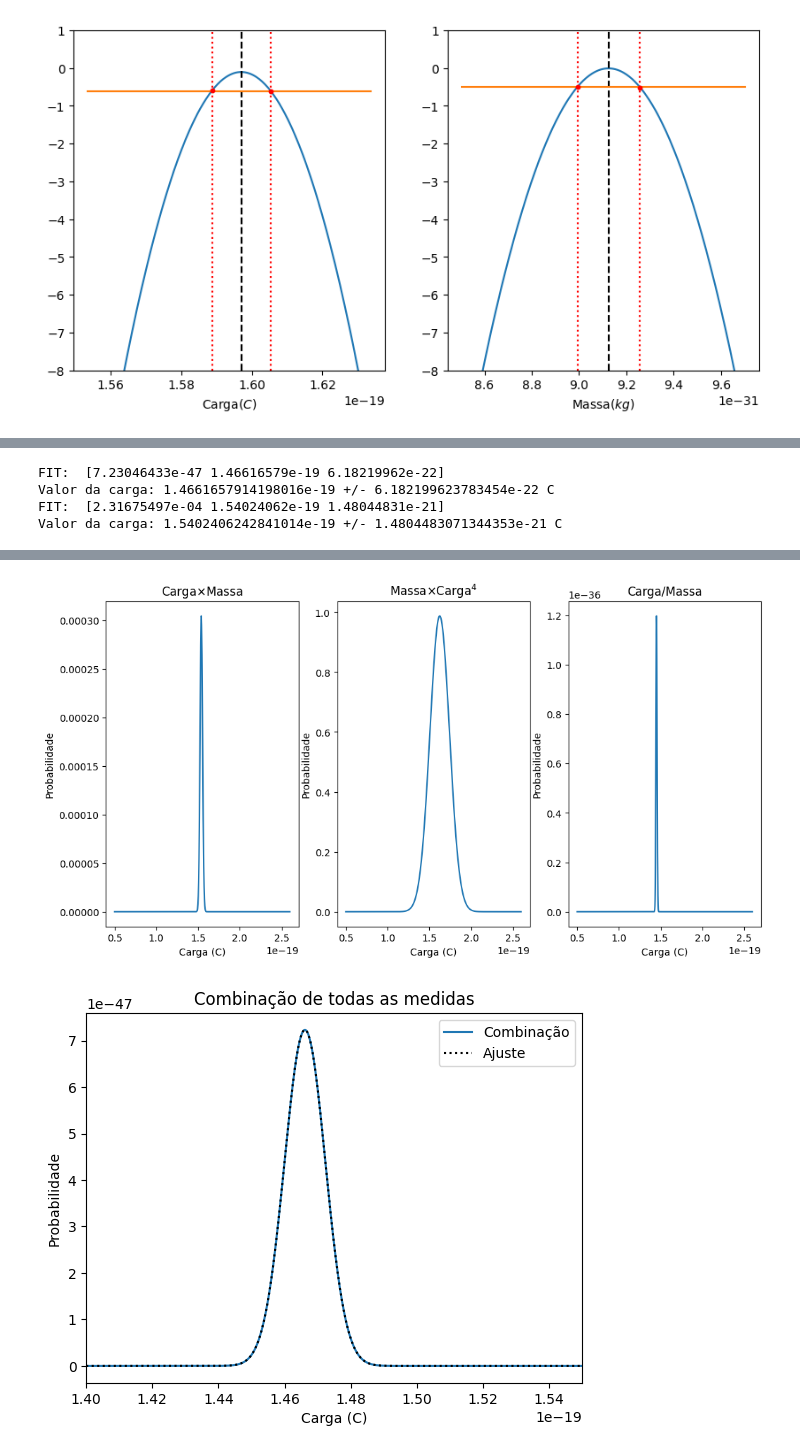
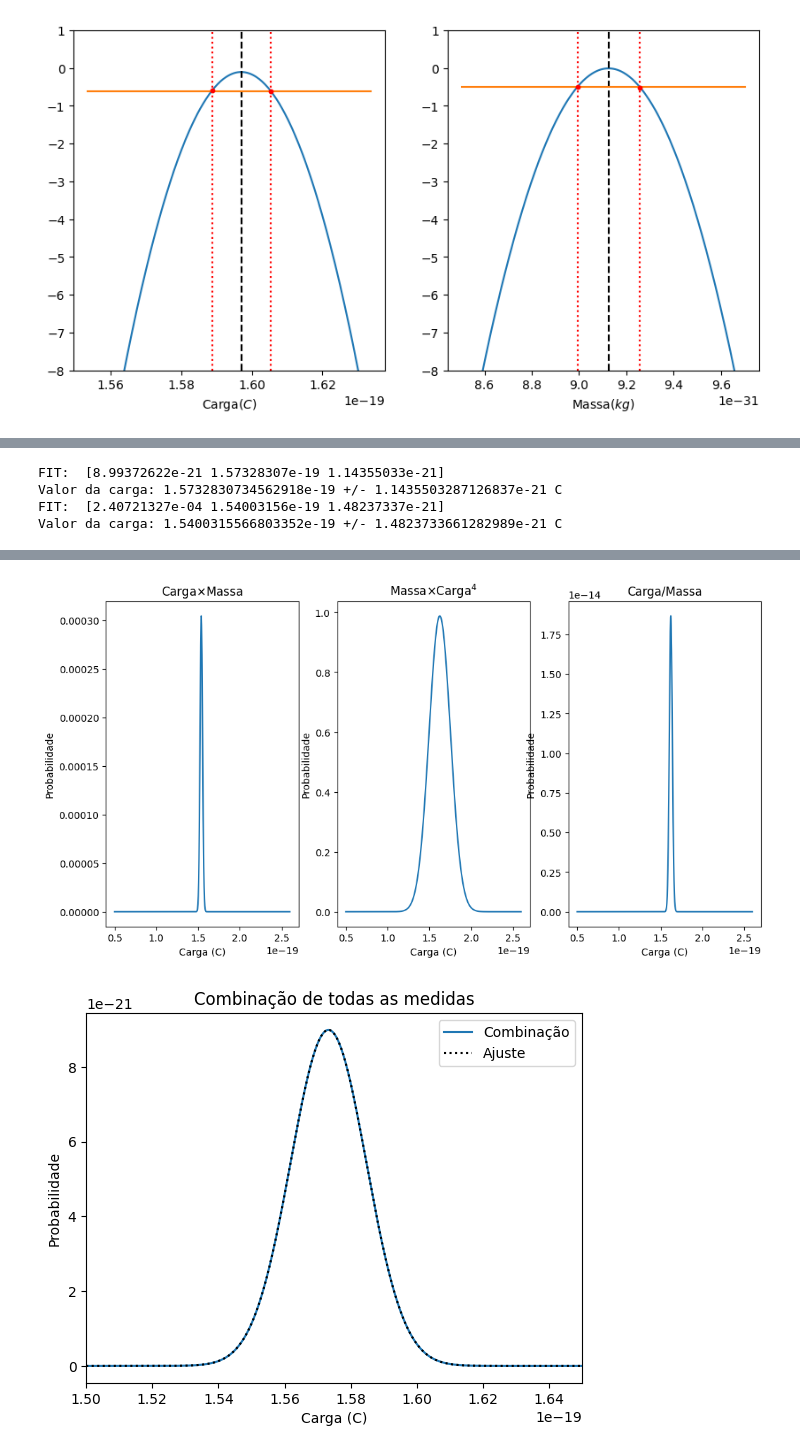
Before and after one commit to encarnacao/combinacao-lab1, a Jupyter notebook: Combination.ipynb, the cells around one changed output, grey strips where cells are left out. Drawn from its saved outputs; the diff is of its cells as text; code cells hidden in the pictures.

```diff
--- a/Combination.ipynb
+++ b/Combination.ipynb
@@ -296,8 +296,8 @@ Carga:  1.5970283016485835e-19 +/- 8.316110726120114e-22
 Massa:  9.125900076516516e-31 +/- 1.321321321321324e-32
 [figure]
 # %%
-e_over_m = np.array([0.1649,0.203,0.1563,0.193])
-e_over_m_err = np.array([0.0028,0.005,0.0008,0.004])
+e_over_m = np.array([0.1649,0.203,0.1688,0.193])
+e_over_m_err = np.array([0.0028,0.005,0.0061,0.004])
 
 def combination(x):
     y = 1
@@ -313,7 +313,7 @@ for i in range(len(e_over_m)):
 ax[0].legend()
 ax[0].set_xlabel(r'$\frac{e}{m} (10^{12}C/kg$')
 
-x_comb = np.linspace(0.15,0.17,500)
+x_comb = np.linspace(0.165,0.190,500)
 guesses = [np.max(combination(x_comb)),x_comb[np.argmax(combination(x_comb))], e_over_m_err[0]]
 print(guesses)
 amax_eom, mean_eom, sigma_eom = fit(x_comb, combination, guesses)
@@ -337,7 +337,7 @@ ax.axvline(x_comb[idx_eom[0]],color='r',linestyle=':')
 ax.axvline(x_comb[idx_eom[1]],color='r',linestyle=':')
 ax.set_xlabel(r'$\frac{e}{m} (10^{12}C/kg)$')
 ax.set_ylabel("Log(P)")
-ax.set_ylim(-100,-80)
+ax.set_ylim(-34,-30)
 
 print(f"e/m: {mean_eom*1e12:.4e} +/- {(mean_eom-x_comb[idx_eom[0]])*1e12:.2e}")
 print(f'Referência = {electron_charge/electron_mass:.2e}')
@@ -357,8 +357,8 @@ e/m: 1.8033e+11 +/- 3.52e+09
 # %%
 em = np.array([13.18,13.69,14.60,13.1,11.6])*1e-50*1/electron_mass
 em_err = np.array([0.92,0.19,0.21,0.7,1.4])*1e-50*1/electron_mass
-me4 = np.array([60.362,70.604,62.6139])*1e-107*1/electron_mass
-me4_err = np.array([0.098,0.084,0.0033])*1e-107*1/electron_mass
+me4 = np.array([60.362,70.604,62.551])*1e-107*1/electron_mass
+me4_err = np.array([0.098,0.084,0.0055])*1e-107*1/electron_mass
 me4 = me4**(1/4)
 me4_err = me4_err**(1/4)
 eom_times_m = e_over_m*1e12*electron_mass
@@ -413,13 +413,13 @@ for i in range(len(eletron_carga)):
 concatecao = np.concatenate(eletron_carga)
 concatecao_err = np.concatenate(eletron_err)
 fig, ax = plt.subplots()
-x_comb = np.linspace(1.4*1e-19,1.6*1e-19,1000)
+x_comb = np.linspace(1.5*1e-19,1.65*1e-19,1000)
 P_comb = lambda x: combination(x,concatecao,concatecao_err)
 ax.plot(x_comb, P_comb(x_comb), label = "Combinação")
 ax.set_xlabel("Carga (C)")
 ax.set_ylabel("Probabilidade")
 ax.set_title("Combinação de todas as medidas")
-ax.set_xlim(1.4e-19,1.55e-19)
+ax.set_xlim(1.5e-19,1.65e-19)
 
 guesses = [np.max(P_comb(x_comb)),x_comb[np.argmax(P_comb(x_comb))],1e-22]
 amax, mean, sigma = fit(x_comb, P_comb, guesses)
@@ -447,7 +447,7 @@ ax.plot(x_comb,amax*gaussian(x_comb,mean,sigma), "k:", label = "Ajuste")
 ax.legend()
 print(f"Valor da carga: {mean} +/- {sigma} C")
 # %% [output]
-FIT:  [7.23046433e-47 1.46616579e-19 6.18219962e-22]
-Valor da carga: 1.4661657914198016e-19 +/- 6.182199623783454e-22 C
-FIT:  [2.31675497e-04 1.54024062e-19 1.48044831e-21]
-Valor da carga: 1.5402406242841014e-19 +/- 1.4804483071344353e-21 C
+FIT:  [8.99372622e-21 1.57328307e-19 1.14355033e-21]
+Valor da carga: 1.5732830734562918e-19 +/- 1.1435503287126837e-21 C
+FIT:  [2.40721327e-04 1.54003156e-19 1.48237337e-21]
+Valor da carga: 1.5400315566803352e-19 +/- 1.4823733661282989e-21 C
@@ -455,2 +455,2 @@ Valor da carga: 1.5402406242841014e-19 +/- 1.4804483071344353e-21 C
-[figure, old version]
+[figure, new version]
-[figure, old version]
+[figure, new version]
```
Also changed, not shown: parts of 2 cells of this notebook.
